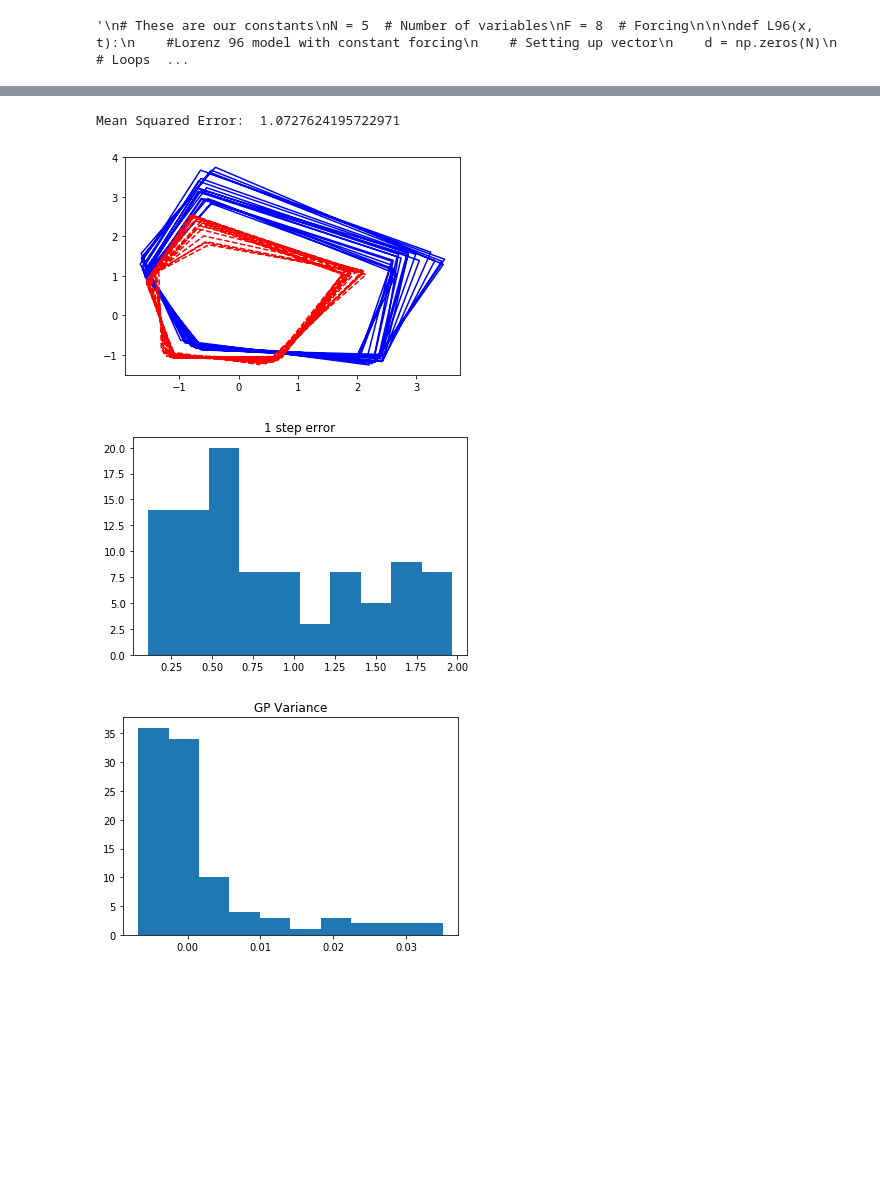
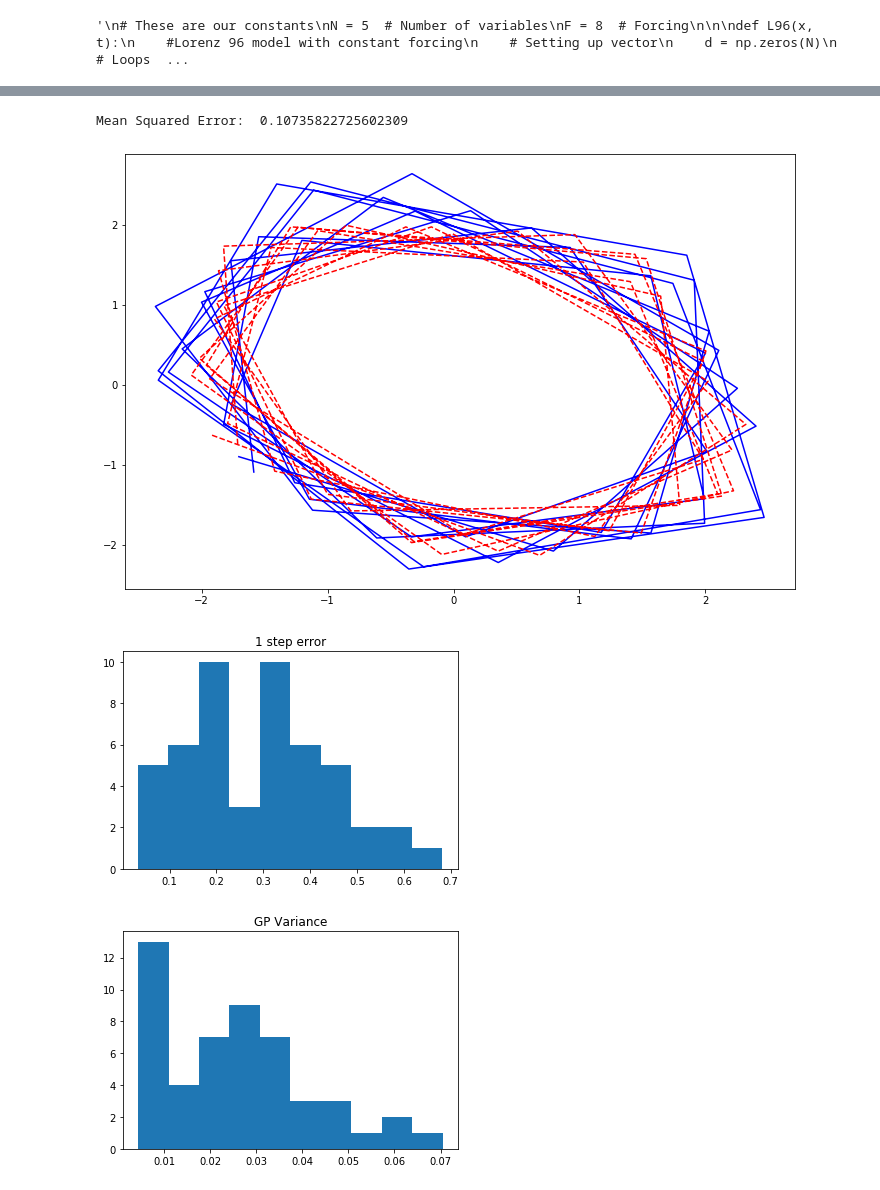
Before and after one commit to kenflat2/Nonlinear-Regression, a Jupyter notebook: GP Experimenter.ipynb, the cells around one changed output, grey strips where cells are left out. Cells and saved outputs as stored; diff of their text form; code cells hidden in the pictures; blank space fills up the shorter version.

```diff
--- a/GP Experimenter.ipynb
+++ b/GP Experimenter.ipynb
@@ -362,16 +427,14 @@ Y = Y[:testTrainSplit,]
 # %%
 # # # GP SETUP # # #
-
-gp.setCovar("sqrexp")
-# gp.setPrior(1,"half-normal")
+gp.setCovar("sqrexpf")
+gp.setPrior(1,"half-normal")
 gp.setPrior(2,"half-normal")
 gp.setPrior(3,"exponential")
 gp.setData(X,Y)
 gp.setTimeDelayInterval(1)
 
-assignment = [1,1]
+assignment = [0,0]
 gp.setTimeDelayEmbedding(assignment)
-Xt, Yt = delayEmbed(Xt,Yt,assignment,1)
 # print(gp.X)
 numparams = 4
 for i in range(numparams,numparams+sum(assignment)):
@@ -400,0 +454,7 @@ gp.hyperParamOptimize(steps=40, yind=0) # <<<< THIS IS EXPENSIVE
+# %%
+# setup training data
+Xt = Xp[testTrainSplit:,]
+Yt = Yp[testTrainSplit:,]
+Xt, Yt = delayEmbed(Xt,Yt,assignment,1)
+
+print(Xt.shape, Yt.shape)
@@ -401,19 +492,16 @@ gp.hyperParamOptimize(steps=40, yind=0) # <<<< THIS IS EXPENSIVE
 # %%
+np.set_printoptions(precision=4,suppress=True)
 print(gp.hp)
 
 # One step predictions
-diffTable = []
 predictions = np.zeros((len(Xt),dim))
 variances = np.zeros((len(Xt),1))
 for i in range(len(Xt)):
     predTuple = gp.predict(Xt[i])
+    predictions[i] = predTuple[0] # list of one step prediction values for graphing
     variances[i] = predTuple[1]
-    predictions[i] = predTuple[0] # list of one step prediction values for graphing
 
-    diff = la.norm(Yt[i] - predictions[i]) # norm error for 1 step
-    diffTable.append(diff)
+diffTable = la.norm(Yt - predictions,axis=1)
 # print("Predictions ", predictions)
 # print("DiffTable ", diffTable)
-
-diffTable = np.array(diffTable)
 # %% [output]
@@ -432,49 +527,46 @@ for i in range(n-1):
 # %%
-fig0 = plt.figure(0)
+fig0 = plt.figure(0, figsize=(12,8))
 if dim == 1:
     ax0 = plt.subplot()
-    ax0.plot(Yt[:75,0],"b") # states
-    ax0.plot(predictions[:75,0],'--r')
+    ax0.plot(Yt[:,0],"b") # states
+    ax0.plot(predictions[:,0],'--r')
 elif dim == 2:
     ax0 = plt.subplot()
     ax0.plot(Yt[:,0],Yt[:,1],"b") # states
     ax0.plot(predictions[:,0],predictions[:,1],'--r') # map of 1 step ahead predictions
 else:
     ax0 = fig0.gca(projection="3d")
     ax0.plot(Yt[:,0],Yt[:,1],Yt[:,2],"b") # states
     ax0.plot(predictions[:,0],predictions[:,1],predictions[:,2],'--r') # map of 1 step ahead predictions
     # ax0.plot(feedForwardPrediction[:,0],feedForwardPrediction[:,1],feedForwardPrediction[:,2],'--g') # map of 50 step ahead prediction
 
 plt.savefig("result-error_vs_actual.png")
 
 fig1 = plt.figure(1)
 plt.title("1 step error")
 plt.hist(diffTable)
 
 mse = sum(diffTable ** 2) / len(diffTable)
 print("Mean Squared Error: ",mse)
 
 plt.savefig("result-error_histogram.png")
 
 fig2 = plt.figure(2)
 plt.hist(variances)
 plt.title("GP Variance")
 
-"""
-fig, (lor0, lor1, lor2) = plt.subplots(nrows=1,ncols=3, figsize = (24,6))
-lor0.plot(Yt[:,0],"b")
-lor1.plot(Yt[:,1],"b")
-lor2.plot(Yt[:,2],"b")
-lor0.plot(predictions[:,0],"--r")
-lor1.plot(predictions[:,1],"--r")
-lor2.plot(predictions[:,2],"--r")
-"""
+
+fig, axIndDims = plt.subplots(dim, figsize = (12,dim*3))
+
+for d in range(dim):
+    axIndDims[d].plot(Yt[:,d],"b")
+    axIndDims[d].plot(predictions[:,d],"--r")
 
 plt.savefig("result-error_vs_actual_individual_dims.png")
 
 plt.show()
 # %% [output]
-Mean Squared Error:  1.0727624195722971
+Mean Squared Error:  0.10735822725602309
-[figure, old version]
+[figure, new version]
-[figure, old version]
+[figure, new version]
-[figure, old version]
+[figure, new version]
```
Also changed, not shown: parts of 22 cells of this notebook, 5 other files.
